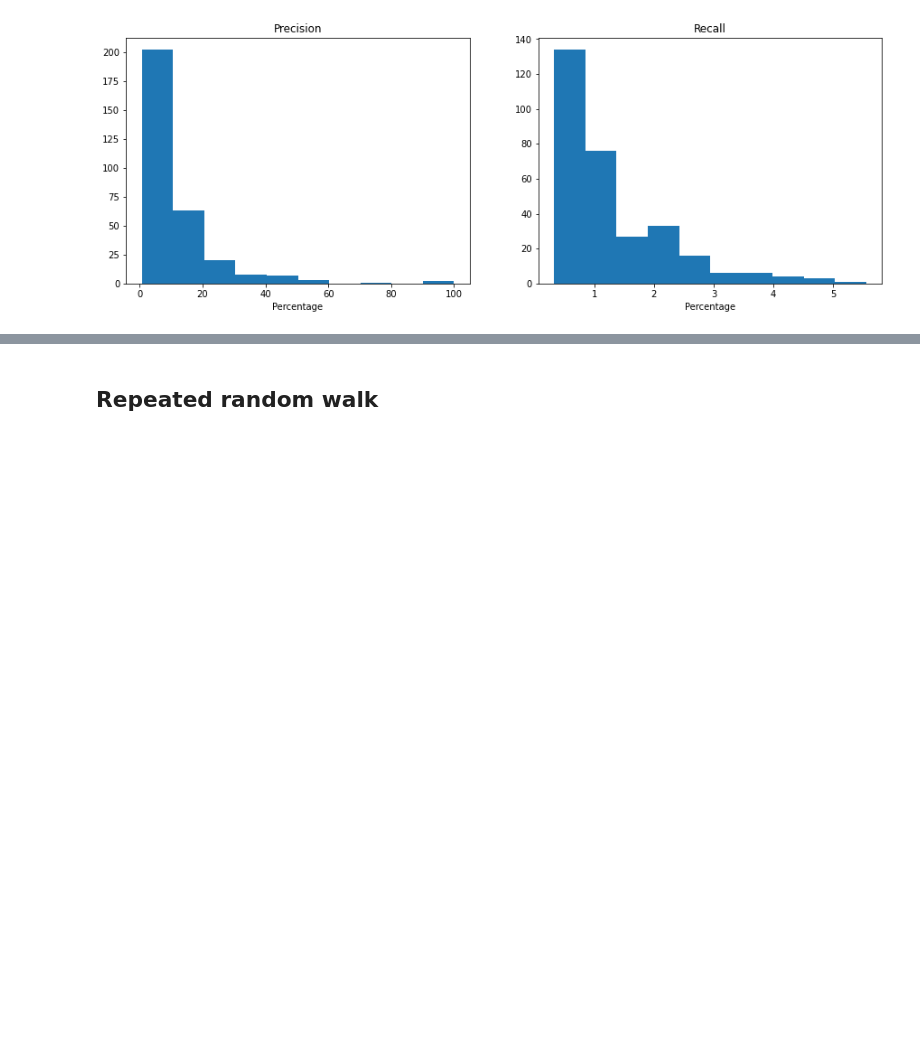
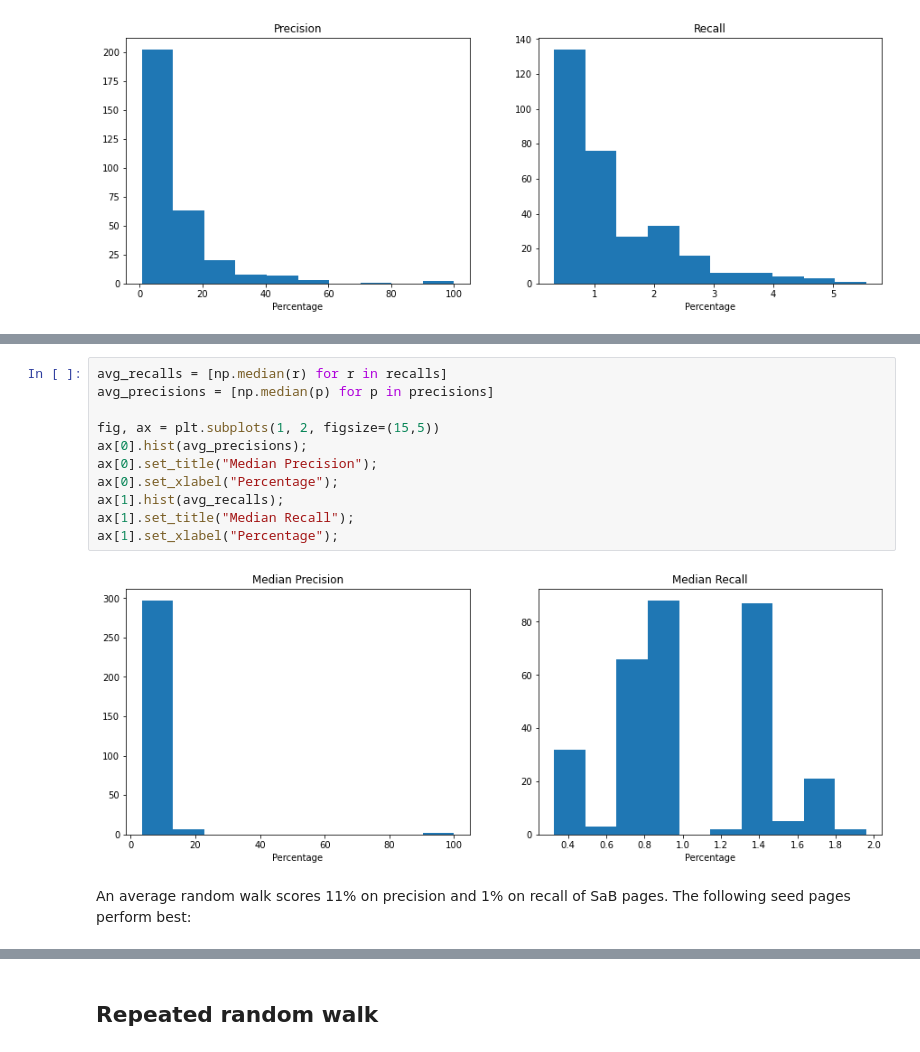
Before and after one commit to alphagov/govuk-wuj-network-analysis, a Jupyter notebook: notebooks/WUJ Community Detection.ipynb, the cells around one changed output, grey strips where cells are left out. Drawn from its saved outputs; the diff is of its cells as text; blank space fills up the shorter version.

Commit message:
concluded naive random walk experiment

```diff
--- a/notebooks/WUJ Community Detection.ipynb
+++ b/notebooks/WUJ Community Detection.ipynb
@@ -238,0 +226,15 @@ sorted(list(zip(mean_recalls, sab_pages)), key=lambda x: -x[0])[:10]
+# %%
+avg_recalls = [np.median(r) for r in recalls]
+avg_precisions = [np.median(p) for p in precisions]
+
+fig, ax = plt.subplots(1, 2, figsize=(15,5))
+ax[0].hist(avg_precisions);
+ax[0].set_title("Median Precision");
+ax[0].set_xlabel("Percentage");
+ax[1].hist(avg_recalls);
+ax[1].set_title("Median Recall");
+ax[1].set_xlabel("Percentage");
+# %% [output]
+[figure, added]
+# %% [markdown]
+An average random walk scores 11% on precision and 1% on recall of SaB pages. The following seed pages perform best:
```
Also changed, not shown: parts of 31 cells of this notebook.
